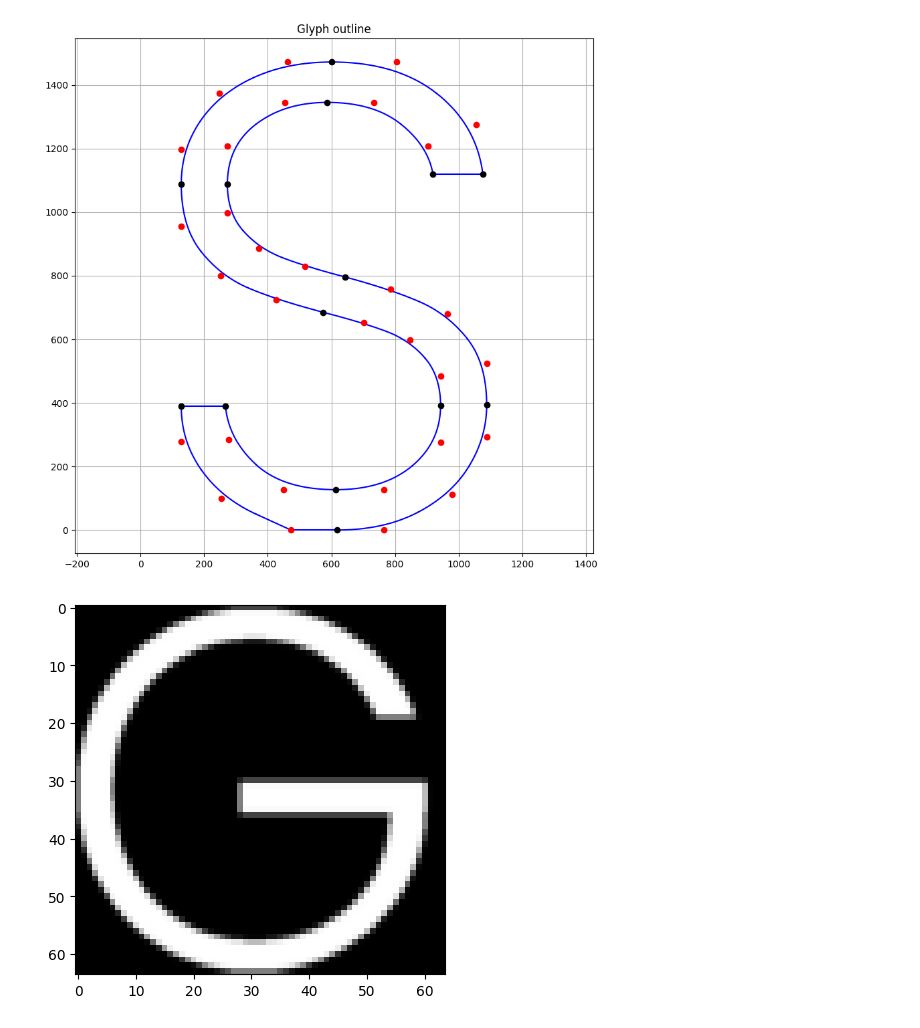
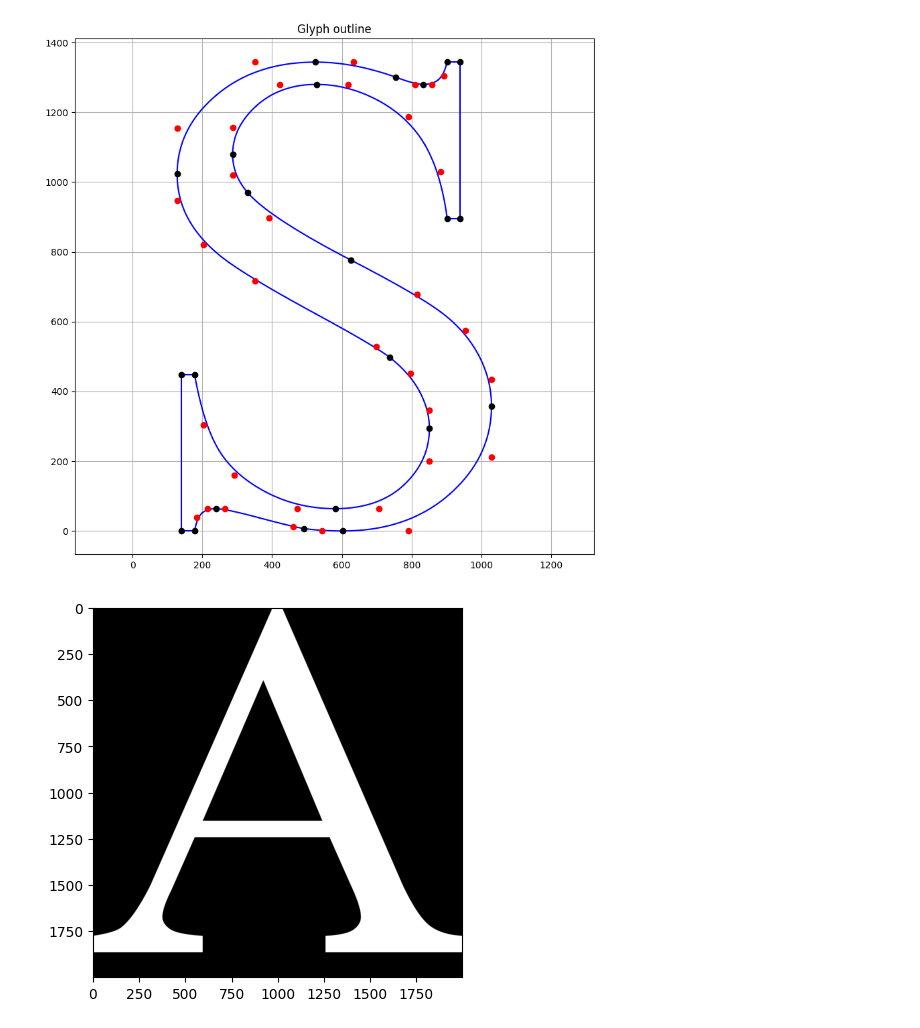
Before and after one commit to vbansal-29/cs184_final, a Jupyter notebook: main.ipynb, the cells around one changed output. Drawn from its saved outputs; the diff is of its cells as text; code cells hidden in the pictures.

```diff
--- a/main.ipynb
+++ b/main.ipynb
@@ -2,7 +2,7 @@
 import freetype
 import numpy as np
 
-face = freetype.Face("Poppins-Light.ttf")
+face = freetype.Face("Times New Roman.ttf")
 
 face.set_pixel_sizes(0, 32)
 
@@ -169,7 +169,7 @@ outline = face.glyph.outline
 plot_glyph(outline)
 plt.show()
 # %% [output]
-[figure, old version]
+[figure, new version]
 # %%
 from scipy.ndimage import gaussian_filter
 
@@ -216,33 +216,33 @@ def rasterize_glyph(outline, width, height, scale=1.0, supersample=4, blur_sigma
         intersections = []
         for (p0, p1) in edges:
             if (p0[1] <= font_y < p1[1]) or (p1[1] <= font_y < p0[1]):
                 if p1[1] - p0[1] != 0:
                     x = p0[0] + (p1[0] - p0[0]) * (font_y - p0[1]) / (p1[1] - p0[1])
                     scaled_x = int((x - glyph_min_x) * scale_factor + 2)
                     if 0 <= scaled_x < high_res_w:
                         intersections.append(scaled_x)
 
         intersections.sort()
 
         for i in range(0, len(intersections), 2):
             if i + 1 < len(intersections):
                 start = max(0, intersections[i])
                 end = min(high_res_w, intersections[i + 1])
                 bitmap_high_res[y, start:end] = 1.0
 
     # Apply Gaussian blur before downsampling
     blurred = gaussian_filter(bitmap_high_res, sigma=blur_sigma)
 
     # Downsample by averaging supersample blocks
     bitmap = blurred.reshape(height, supersample, width, supersample).mean(axis=(1, 3))
     bitmap = (bitmap * 255).clip(0, 255).astype(np.uint8)
 
     return bitmap
 
-face.load_char('G', freetype.FT_LOAD_NO_BITMAP)
+face.load_char('A', freetype.FT_LOAD_NO_BITMAP)
 outline = face.glyph.outline
-bitmap = rasterize_glyph(outline, 64, 64)
+bitmap = rasterize_glyph(outline, 2000, 2000)
 plt.imshow(bitmap, cmap='gray')
 plt.show()
 # %% [output]
-[figure, old version]
+[figure, new version]
```
Also changed, not shown: parts of 2 cells of this notebook, 1 other file.
